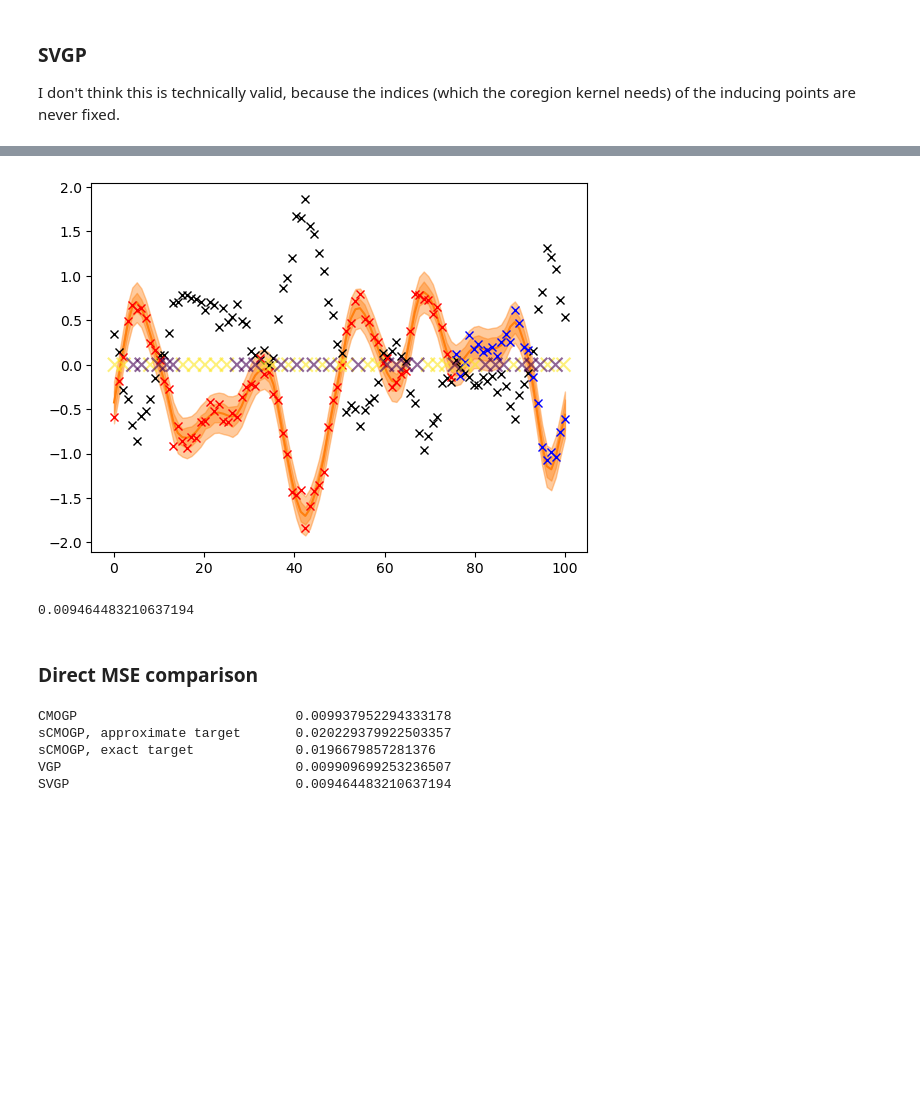
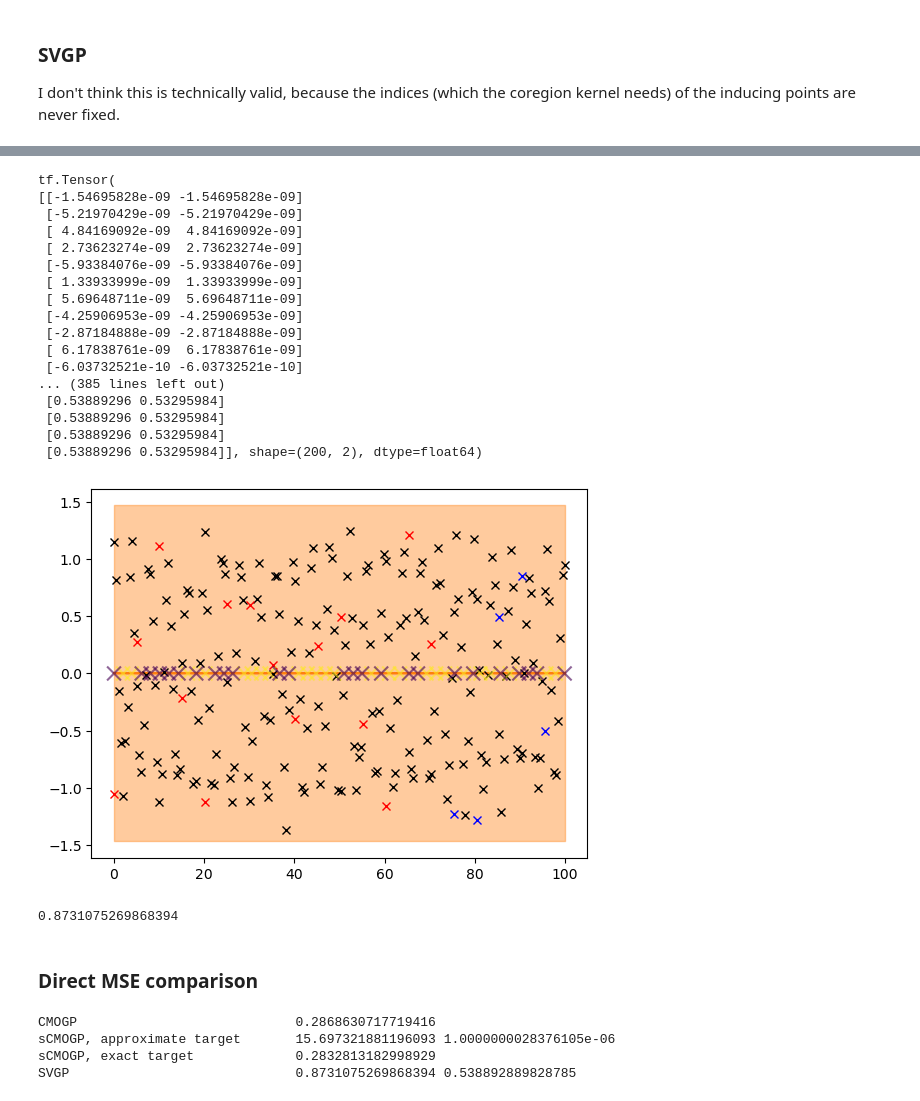
Before and after one commit to JVerbeek/at-gpflow, a Jupyter notebook: experiments/check_approximation_quality/lra-kernel-test.ipynb, the cells around one changed output, grey strips where cells are left out. Drawn from its saved outputs; the diff is of its cells as text; code cells hidden in the pictures; blank space fills up the shorter version.

Commit message:
add svgp inducing variables fix, plus misspecification experiment

```diff
--- a/experiments/check_approximation_quality/lra-kernel-test.ipynb
+++ b/experiments/check_approximation_quality/lra-kernel-test.ipynb
@@ -455,32 +434,0 @@ gpf.optimizers.Scipy().minimize(
-# %%
-from sklearn.metrics import mean_squared_error
-Xall = Xall.reshape(-1, 1)
-Xtst = Xtest.reshape(-1, 1)
-Xplot = np.hstack((Xall, np.ones_like(Xall)))
-Xtst = np.hstack((Xtst, np.ones_like(Xtst)))
-fmean, fvar = m.predict_f(Xplot)
-fmean_tst, fvar_tst = m.predict_f(Xtst)
-ymean, yvar = m.predict_y(Xplot)
-plt.plot(Xall, fmean, color="C1")
-plt.plot(X1, y1, "kx")
-plt.plot(X2, y2, "rx")
-plt.plot(Xtest, ytest, "bx")
-plt.fill_between(
-    Xall[:, 0],
-    (fmean - 2 * np.sqrt(fvar))[:, 0],
-    (fmean + 2 * np.sqrt(fvar))[:, 0],
-    color="C1",
-    alpha=0.4,
-)
-plt.fill_between(
-    Xall[:, 0],
-    (ymean - 2 * np.sqrt(yvar))[:, 0],
-    (ymean + 2 * np.sqrt(yvar))[:, 0],
-    color="C1",
-    alpha=0.4,
-)
-#plt.scatter(m.inducing_variable.Z[:,0], np.ones_like(ivs)[:,0]*6, marker="|", c=ivs[:,1], zorder=100, s=100, alpha=0.6)
-plt.show()
-
-vgp_mse= mean_squared_error(ytest, fmean_tst)
-vgp_mse
@@ -497,7 +442,7 @@ output_dim = 2  # Number of outputs
 rank = 1  # Rank of W
 
 # Base kernel
-k = gpf.kernels.Matern32(active_dims=[0])
+k = get_kernel()
 
 # Coregion kernel
 coreg = gpf.kernels.Coregion(
@@ -506,8 +451,8 @@ coreg = gpf.kernels.Coregion(
 
 kern = k * coreg
 
-lik = gpf.likelihoods.SwitchedLikelihood(
-    [gpf.likelihoods.Gaussian(), gpf.likelihoods.Gaussian()]
+lik = TransferLikelihood(
+    source=gpf.likelihoods.Gaussian(), target=gpf.likelihoods.Gaussian()
 )
 
 ivs = np.linspace(0, max(X[:,0]), 50).reshape(-1, 1)
@@ -552,47 +497,63 @@ from sklearn.metrics import mean_squared_error
 Xall = Xall.reshape(-1, 1)
 Xtst = Xtest.reshape(-1, 1)
 Xplot = np.hstack((Xall, np.ones_like(Xall)))
 Xtst = np.hstack((Xtst, np.ones_like(Xtst)))
 fmean, fvar = m.predict_f(Xplot)
 fmean_tst, fvar_tst = m.predict_f(Xtst)
 ymean, yvar = m.predict_y(Xplot)
+print(ymean, yvar)
 plt.plot(Xall, fmean, color="C1")
 plt.plot(X1, y1, "kx")
 plt.plot(X2, y2, "rx")
 plt.plot(Xtest, ytest, "bx")
 plt.fill_between(
     Xall[:, 0],
     (fmean - 2 * np.sqrt(fvar))[:, 0],
     (fmean + 2 * np.sqrt(fvar))[:, 0],
     color="C1",
     alpha=0.4,
 )
 plt.fill_between(
     Xall[:, 0],
     (ymean - 2 * np.sqrt(yvar))[:, 0],
     (ymean + 2 * np.sqrt(yvar))[:, 0],
     color="C1",
     alpha=0.4,
 )
 plt.scatter(m.inducing_variable.Z[:,0], np.ones_like(ivs)[:,0]*0, marker="x", c=ivs[:,1], zorder=100, s=100, alpha=0.6)
 plt.show()
-
+svgp_variance = m.likelihood.likelihoods[0].variance.numpy()
 svgp_mse= mean_squared_error(ytest, fmean_tst)
 svgp_mse
 # %% [output]
+tf.Tensor(
+[[-1.54695828e-09 -1.54695828e-09]
+ [-5.21970429e-09 -5.21970429e-09]
+ [ 4.84169092e-09  4.84169092e-09]
+ [ 2.73623274e-09  2.73623274e-09]
+ [-5.93384076e-09 -5.93384076e-09]
+ [ 1.33933999e-09  1.33933999e-09]
+ [ 5.69648711e-09  5.69648711e-09]
+ [-4.25906953e-09 -4.25906953e-09]
+ [-2.87184888e-09 -2.87184888e-09]
+ [ 6.17838761e-09  6.17838761e-09]
+ [-6.03732521e-10 -6.03732521e-10]
+... (385 lines left out)
+ [0.53889296 0.53295984]
+ [0.53889296 0.53295984]
+ [0.53889296 0.53295984]
+ [0.53889296 0.53295984]], shape=(200, 2), dtype=float64)
-[figure, old version]
+[figure, new version]
-0.009464483210637194
+0.8731075269868394
 # %% [markdown]
 ### Direct MSE comparison
 # %%
 print("CMOGP\t\t\t\t", cmogp_mse)
-print("sCMOGP, approximate target\t", ours_mse)
+print("sCMOGP, approximate target\t", ours_mse, ours_variance)
 print("sCMOGP, exact target\t\t", ours_exact_mse)
-print("VGP \t\t\t\t", vgp_mse)
-print("SVGP \t\t\t\t", svgp_mse)
+print("SVGP \t\t\t\t", svgp_mse, svgp_variance)
 # %% [output]
-CMOGP                            0.009937952294333178
-sCMOGP, approximate target       0.020229379922503357
-sCMOGP, exact target             0.0196679857281376
-VGP                              0.009909699253236507
-SVGP                             0.009464483210637194
+CMOGP                            0.2868630717719416
+sCMOGP, approximate target       15.697321881196093 1.0000000028376105e-06
+sCMOGP, exact target             0.2832813182998929
+SVGP                             0.8731075269868394 0.538892889828785
```
Also changed, not shown: parts of 11 cells of this notebook, 5 other files.
